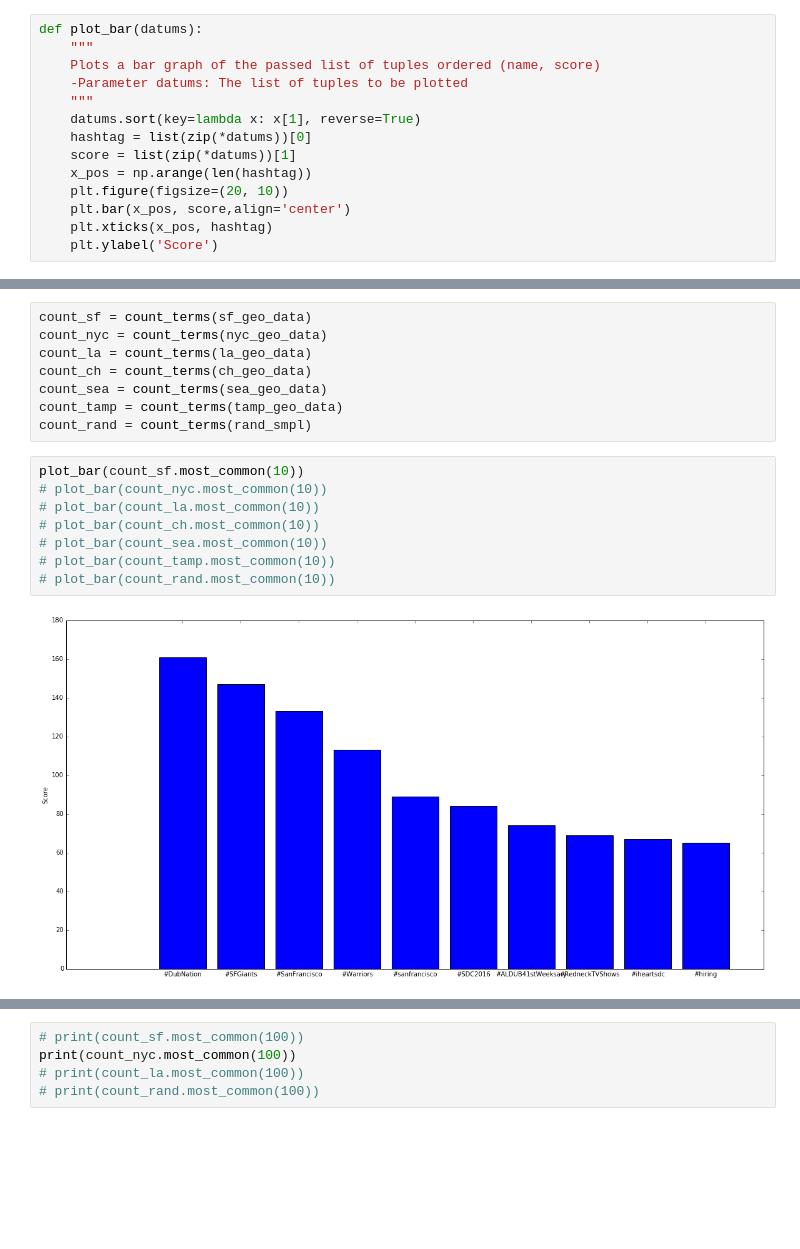
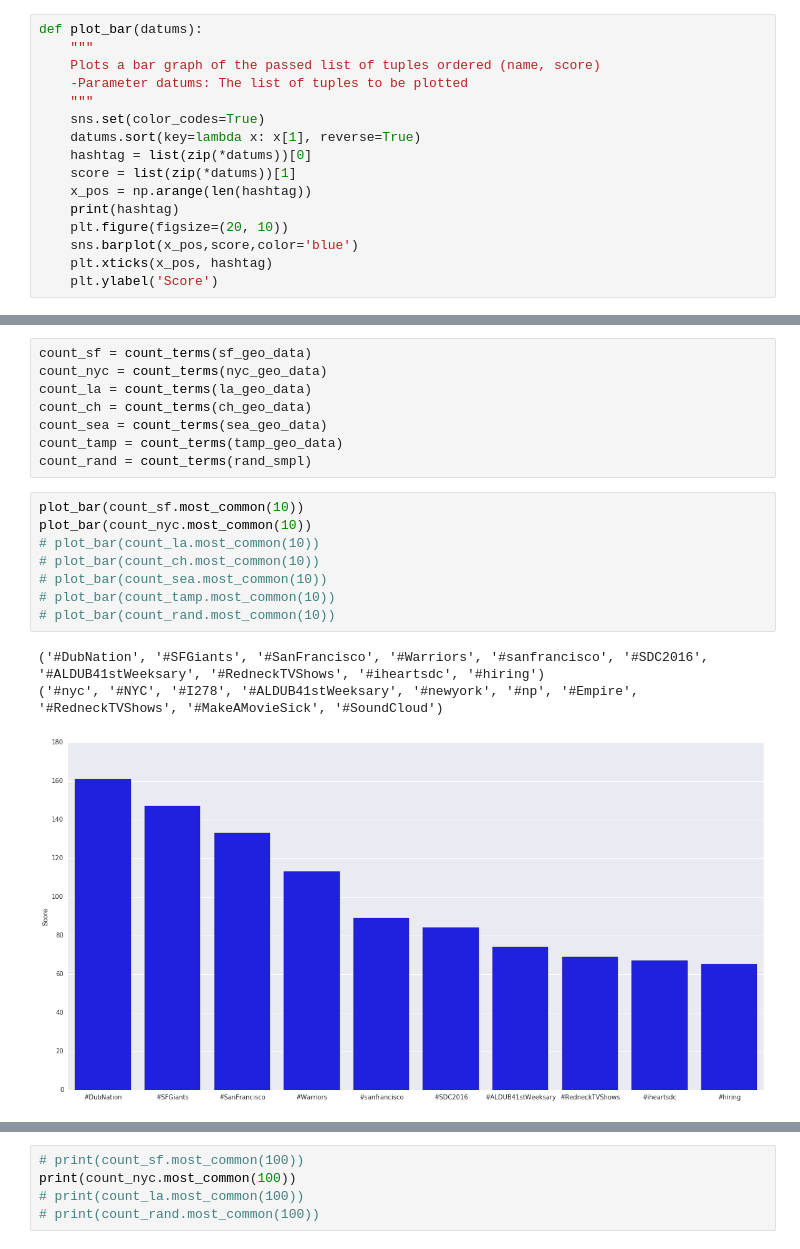
Before and after one commit to calvinytong/english2_twitter_analysis, a Jupyter notebook: Analysis.ipynb, the cells around one changed output, grey strips where cells are left out. Saved outputs shown, nothing was run; the diff lists cells and outputs as text; blank space fills up the shorter version.

```diff
--- a/Analysis.ipynb
+++ b/Analysis.ipynb
@@ -242,12 +243,14 @@ def plot_bar(datums):
     Plots a bar graph of the passed list of tuples ordered (name, score)
     -Parameter datums: The list of tuples to be plotted
     """
+    sns.set(color_codes=True)
     datums.sort(key=lambda x: x[1], reverse=True)
     hashtag = list(zip(*datums))[0]
     score = list(zip(*datums))[1]
     x_pos = np.arange(len(hashtag))
+    print(hashtag)
     plt.figure(figsize=(20, 10))
-    plt.bar(x_pos, score,align='center')
+    sns.barplot(x_pos,score,color='blue')
     plt.xticks(x_pos, hashtag)
     plt.ylabel('Score')
 # %%
@@ -406,11 +409,13 @@ count_tamp = count_terms(tamp_geo_data)
 count_rand = count_terms(rand_smpl)
 # %%
 plot_bar(count_sf.most_common(10))
-# plot_bar(count_nyc.most_common(10))
+plot_bar(count_nyc.most_common(10))
 # plot_bar(count_la.most_common(10))
 # plot_bar(count_ch.most_common(10))
 # plot_bar(count_sea.most_common(10))
 # plot_bar(count_tamp.most_common(10))
 # plot_bar(count_rand.most_common(10))
 # %% [output]
+('#DubNation', '#SFGiants', '#SanFrancisco', '#Warriors', '#sanfrancisco', '#SDC2016', '#ALDUB41stWeeksary', '#RedneckTVShows', '#iheartsdc', '#hiring')
+('#nyc', '#NYC', '#I278', '#ALDUB41stWeeksary', '#newyork', '#np', '#Empire', '#RedneckTVShows', '#MakeAMovieSick', '#SoundCloud')
-[figure, old version]
+[figure, new version]
```
Also changed, not shown: parts of 8 cells of this notebook, 1 other file.
